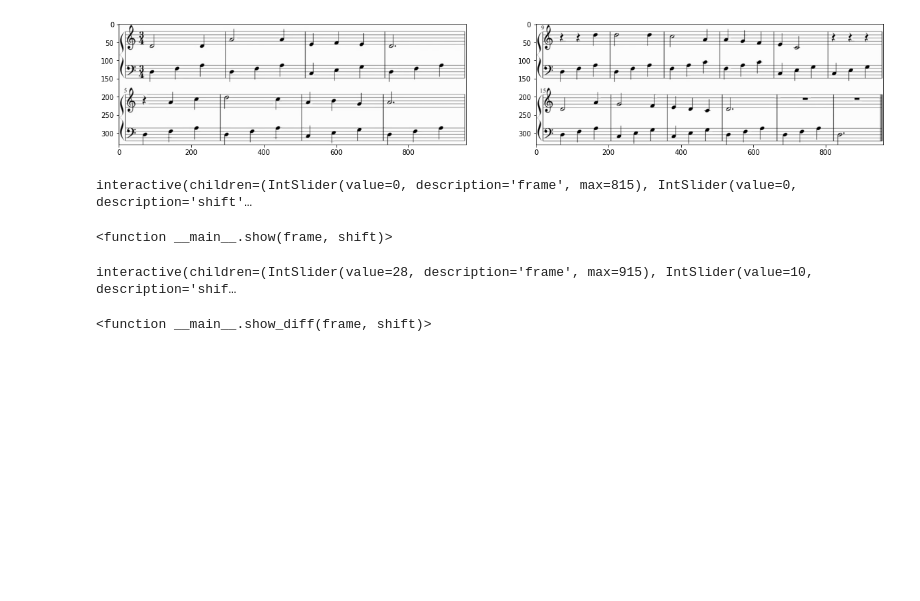
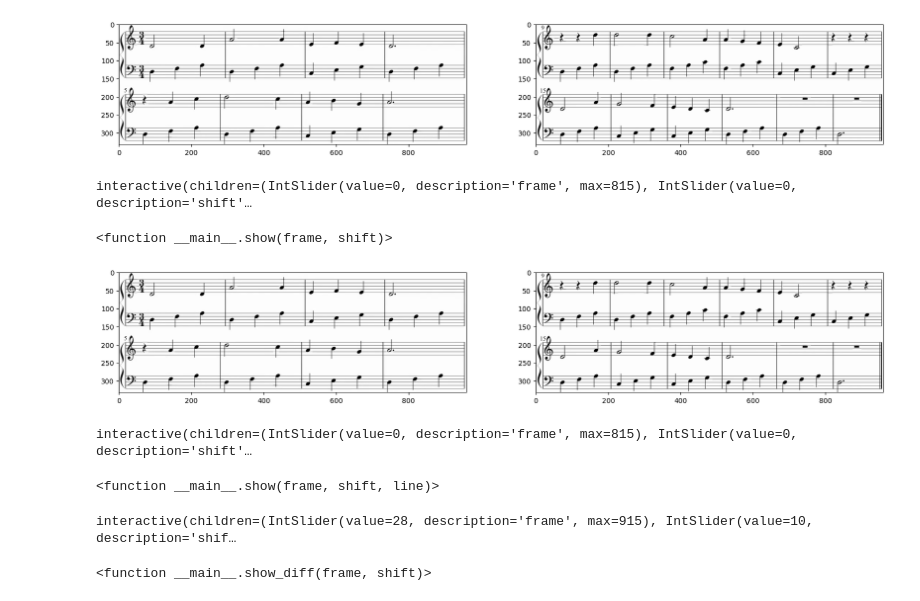
Before and after one commit to LongVanTH/INF573_Project, a Jupyter notebook: test.ipynb, the cells around one changed output. Saved outputs shown, nothing was run; the diff lists cells and outputs as text; code cells hidden in the pictures; blank space fills up the shorter version.

Commit message:
Rangement

```diff
--- a/test.ipynb
+++ b/test.ipynb
@@ -114,6 +114,41 @@ interact(show, frame=widgets.IntSlider(min=0,max=means.shape[0]-1,step=1,value=0
 [figure]
 interactive(children=(IntSlider(value=0, description='frame', max=815), IntSlider(value=0, description='shift'…
 <function __main__.show(frame, shift)>
+# %%
+cap = cv2.VideoCapture('mp4/scarborough_fair.mp4')
+_, frame = bfc.get_frame(cap, 10)
+img1 = bfc.crop_frame(frame, 8, 158, 340-8, 960)
+_, frame = bfc.get_frame(cap, 700)
+img2 = bfc.crop_frame(frame, 8, 158, 340-8, 960)
+# show img1 and img2 left and right
+plt.figure(figsize=(20,7))
+plt.subplot(1,2,1)
+plt.imshow(img1)
+plt.subplot(1,2,2)
+plt.imshow(img2)
+plt.show()
+
+def show(frame, shift, line):
+    means = np.load(f'npy/stds_{shift}.npy')
+    meansRGB = np.zeros((means.shape[0],means.shape[1]))
+    for i in range(means.shape[0]):
+        meansRGB[i] = np.mean(means[i], axis=1)
+    plt.figure(figsize=(20,5))
+    plt.plot(range(20,61), meansRGB[frame][20:61])
+    plt.ylim(0,255)
+    plt.axhline(y = line, color = 'r', linestyle = '-')
+    plt.scatter(range(20,61), meansRGB[frame][20:61], c=meansRGB[frame][20:61])
+    for i in range(20,61):
+        if meansRGB[frame][i] > 20:
+            plt.text(i, meansRGB[frame][i], name_notes[i])
+    plt.show()
+
+interact(show, frame=widgets.IntSlider(min=0,max=means.shape[0]-1,step=1,value=0),
+         shift=widgets.IntSlider(min=0,max=14,step=1,value=0), line=widgets.IntSlider(min=0,max=255,step=1,value=50))
+# %% [output]
+[figure, added]
+interactive(children=(IntSlider(value=0, description='frame', max=815), IntSlider(value=0, description='shift'…
+<function __main__.show(frame, shift, line)>
 # %%
 import cv2
 import matplotlib.pyplot as plt
```
Also changed, not shown: 38 other files.
